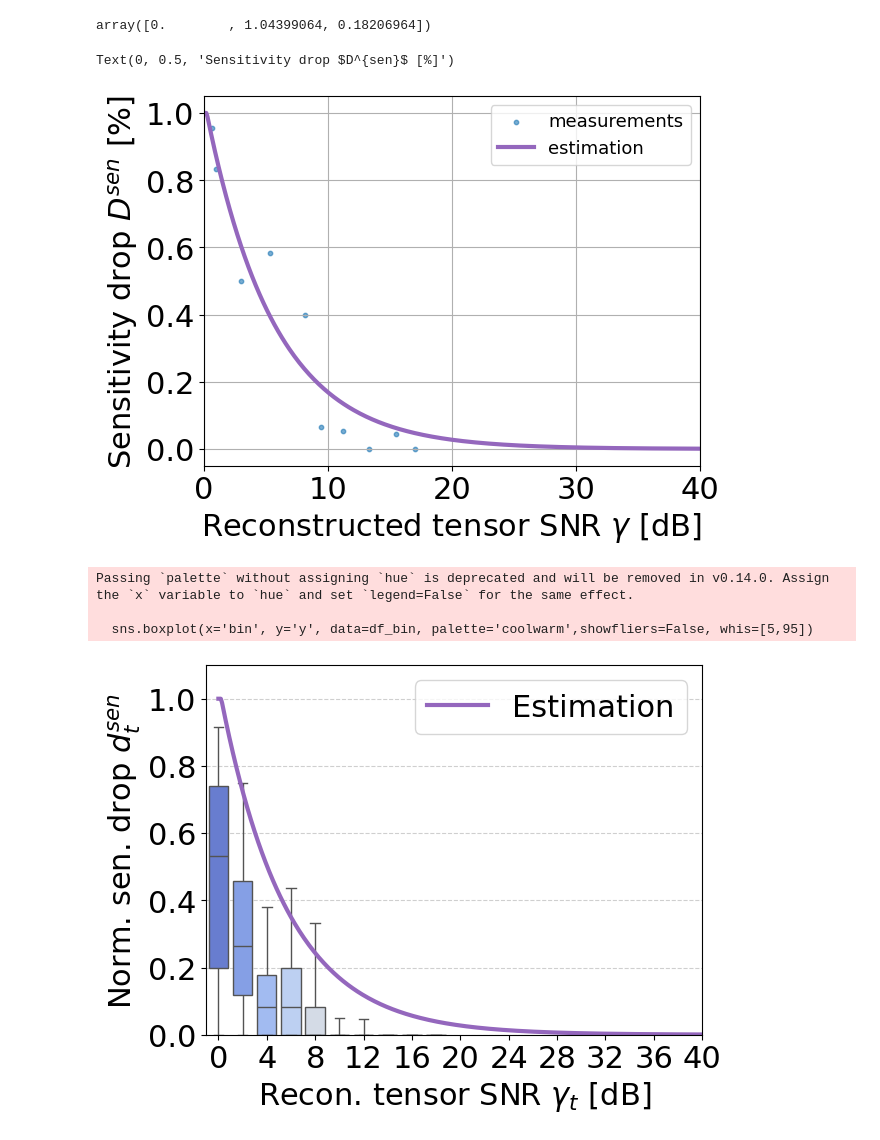
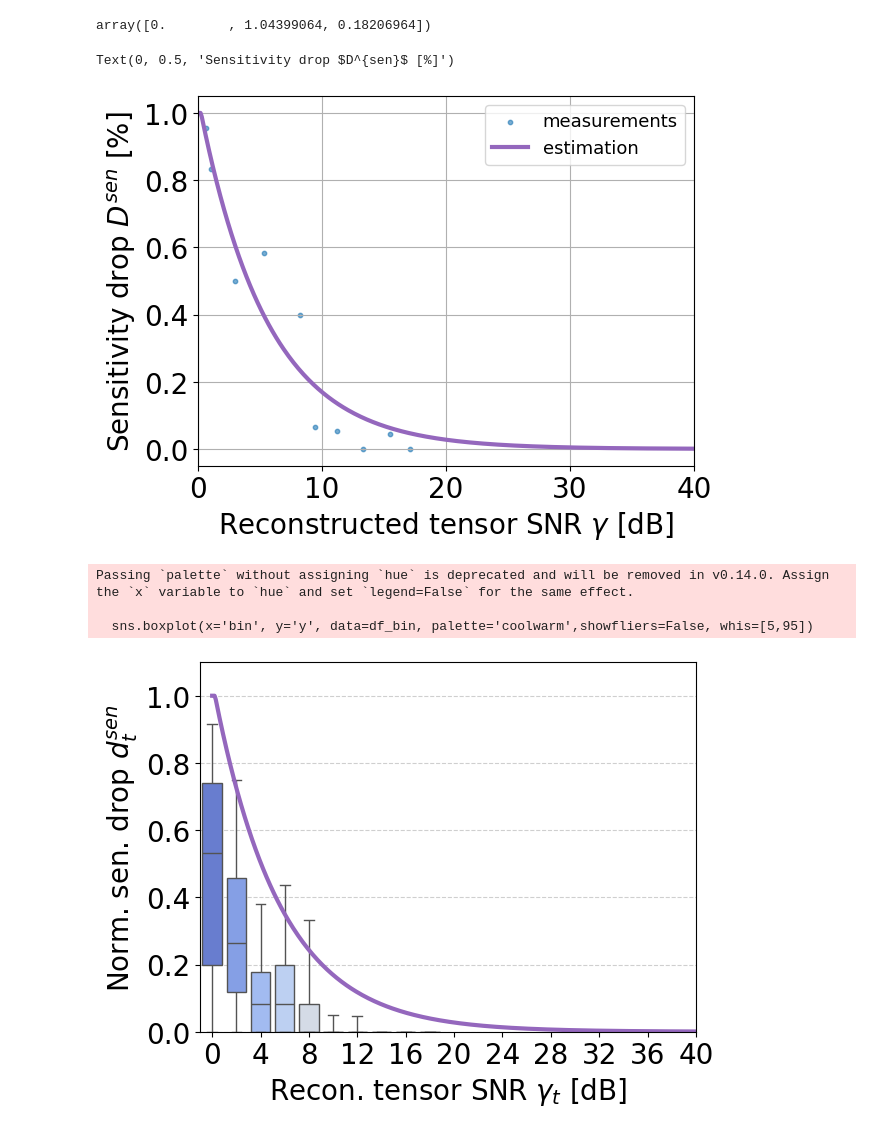
Before and after one commit to Rexyyj/split_DNN_framework, a Jupyter notebook: stable_tests/plot/snr_sen_drop_football_v2.ipynb, the cells around one changed output. Cells and saved outputs as stored; diff of their text form; code cells hidden in the pictures.

```diff
--- a/stable_tests/plot/snr_sen_drop_football_v2.ipynb
+++ b/stable_tests/plot/snr_sen_drop_football_v2.ipynb
@@ -5,7 +5,7 @@ import pandas as pd
 from scipy.optimize import curve_fit
 import seaborn as sns
 plt.rcParams.update({"text.usetex": False,
-                     "font.size": 22,
+                     "font.size": 20,
                      "pdf.fonttype": 42,
                      "ps.fonttype": 42})
 # %%
@@ -345,26 +345,26 @@ plt.xlabel("Reconstructed tensor SNR $\gamma$ [dB]")
 plt.ylabel("Sensitivity drop $D^{sen}$ [%]")
 # %% [output]
 Text(0, 0.5, 'Sensitivity drop $D^{sen}$ [%]')
-[figure, old version]
+[figure, new version]
 # %%
 plt.figure()
 
 sns.boxplot(x='bin', y='y', data=df_bin, palette='coolwarm',showfliers=False, whis=[5,95])
 # plt.xticks(rotation=90)
 plt.plot(test_x/2, test_y, color="tab:purple",linewidth=3.0 ,label="Estimation")
 # Customization
 # plt.xticks(rotation=90)
 # plt.autoscale(axis="x",tight=True)
-plt.legend()
+# plt.legend()
 plt.ylim([0,1.1])
 plt.xlim([-0.5,10])
 plt.xticks(np.arange(11)*2, np.arange(11)*4)
 plt.xlabel("Recon. tensor SNR $\gamma_t$ [dB]")
 plt.ylabel("Norm. sen. drop $d^{sen}_t$")
 plt.grid(axis='y', linestyle='--', alpha=0.6)
 plt.savefig("../figures/football_sen_drop.pdf",format="pdf", bbox_inches="tight")
 # %% [output]
 Passing `palette` without assigning `hue` is deprecated and will be removed in v0.14.0. Assign the `x` variable to `hue` and set `legend=False` for the same effect.
 
   sns.boxplot(x='bin', y='y', data=df_bin, palette='coolwarm',showfliers=False, whis=[5,95])
-[figure, old version]
+[figure, new version]
```
Also changed, not shown: parts of 2 cells of this notebook, 40 other files.
